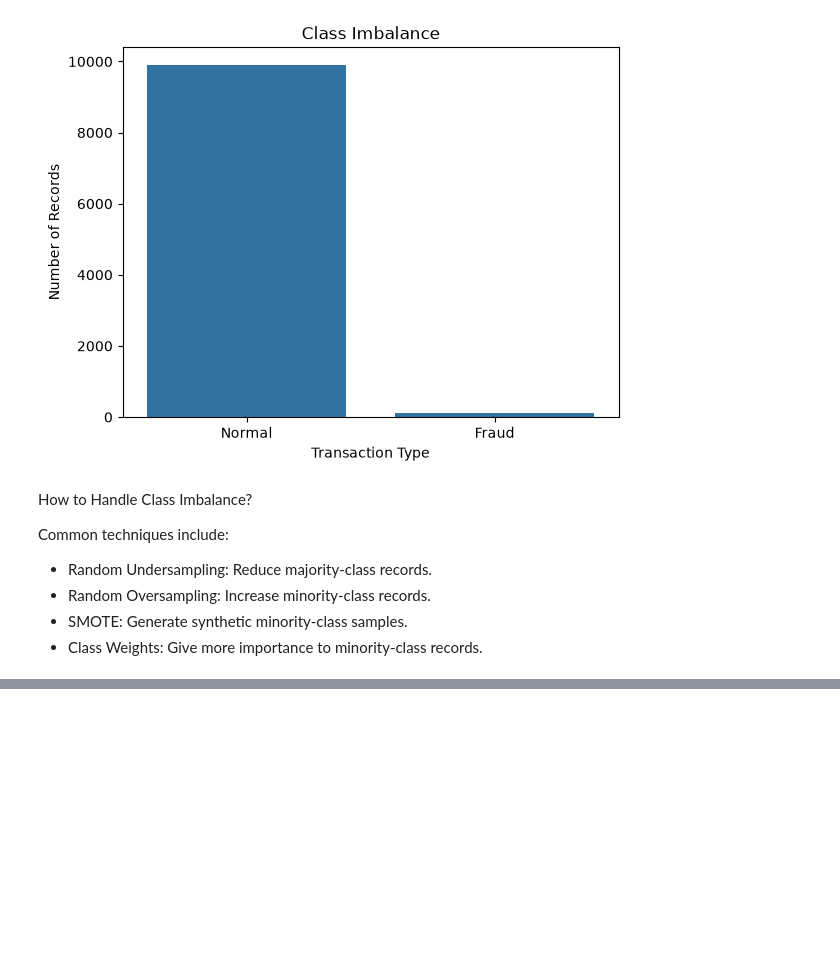
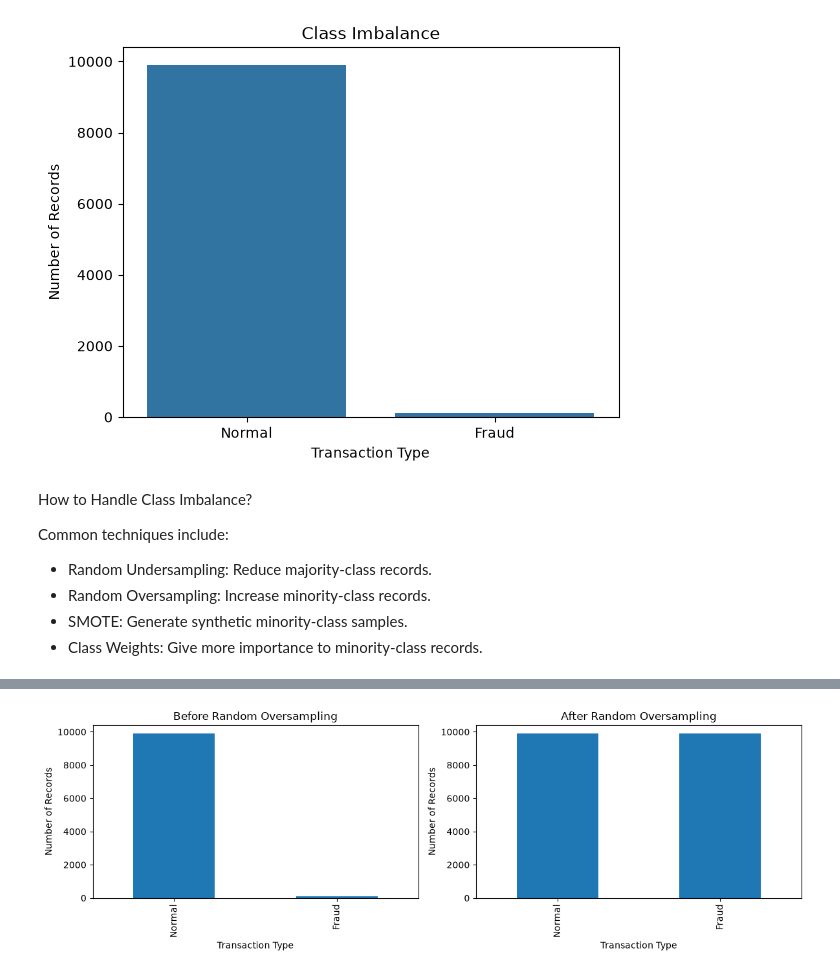
Before and after one commit to upendarreddyadla/Sprint-5-Data-Cleaning-Data-Preprocessing, a Jupyter notebook: 11_Imbalanced_Data.ipynb, the cells around one changed output, grey strips where cells are left out. Cells and saved outputs as stored; diff of their text form; code cells hidden in the pictures; blank space fills up the shorter version.

```diff
--- a/11_Imbalanced_Data.ipynb
+++ b/11_Imbalanced_Data.ipynb
@@ -166,0 +902,63 @@ Common techniques include:
+# %%
+
+import pandas as pd
+import matplotlib.pyplot as plt
+from imblearn.over_sampling import RandomOverSampler
+
+# Step 1: Create an imbalanced dataset
+data = {
+    'Transaction_Amount': [100] * 9900 + [5000] * 100,
+    'Transaction_Type': ['Normal'] * 9900 + ['Fraud'] * 100
+}
+
+df = pd.DataFrame(data)
+
+# Step 2: Separate features and target
+X = df[['Transaction_Amount']]
+y = df['Transaction_Type']
+
+# Step 3: Display original class distribution
+print("Before Random Oversampling:")
+print(y.value_counts())
+
+# Step 4: Apply Random Oversampling
+ros = RandomOverSampler(random_state=42)
+
+X_resampled, y_resampled = ros.fit_resample(X, y)
+
+# Step 5: Display new class distribution
+print("\nAfter Random Oversampling:")
+print(y_resampled.value_counts())
+
+# Step 6: Calculate total records
+total_records = len(y_resampled)
+
+print("\nTotal Records:", total_records)
+
+# Step 7: Calculate class percentages
+class_percentage = y_resampled.value_counts(normalize=True) * 100
+
+print("\nClass Percentages:")
+print(class_percentage)
+
+# Step 8: Calculate additional records
+additional_records = len(y_resampled) - len(y)
+
+print("\nAdditional Records:", additional_records)
+
+# Step 9: Visualize before and after
+fig, axes = plt.subplots(1, 2, figsize=(12, 4))
+
+y.value_counts().plot(kind='bar', ax=axes[0])
+axes[0].set_title("Before Random Oversampling")
+axes[0].set_xlabel("Transaction Type")
+axes[0].set_ylabel("Number of Records")
+
+y_resampled.value_counts().plot(kind='bar', ax=axes[1])
+axes[1].set_title("After Random Oversampling")
+axes[1].set_xlabel("Transaction Type")
+axes[1].set_ylabel("Number of Records")
+
+plt.tight_layout()
+plt.show()
+# %% [output]
@@ -166,0 +982 @@ Common techniques include:
+[figure, added]
```
Also changed, not shown: parts of 57 cells of this notebook.
